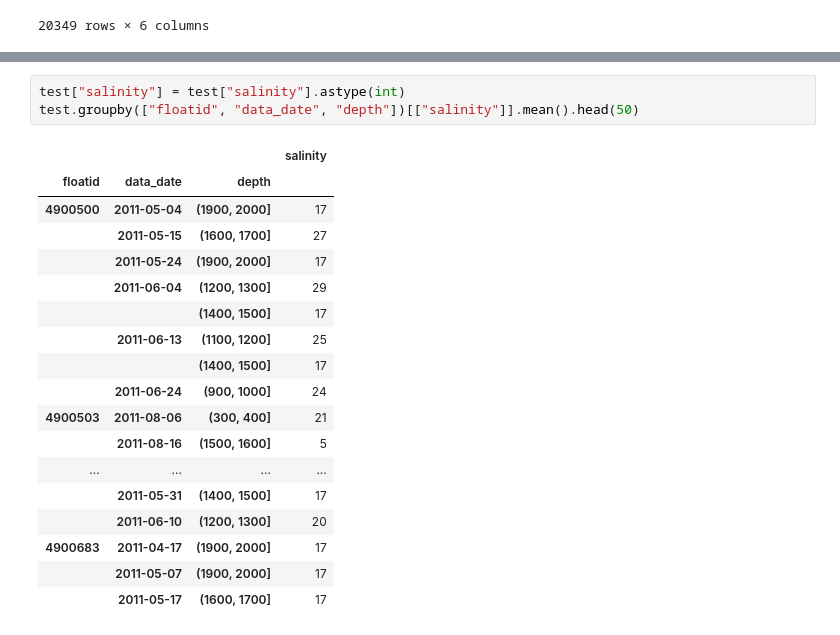
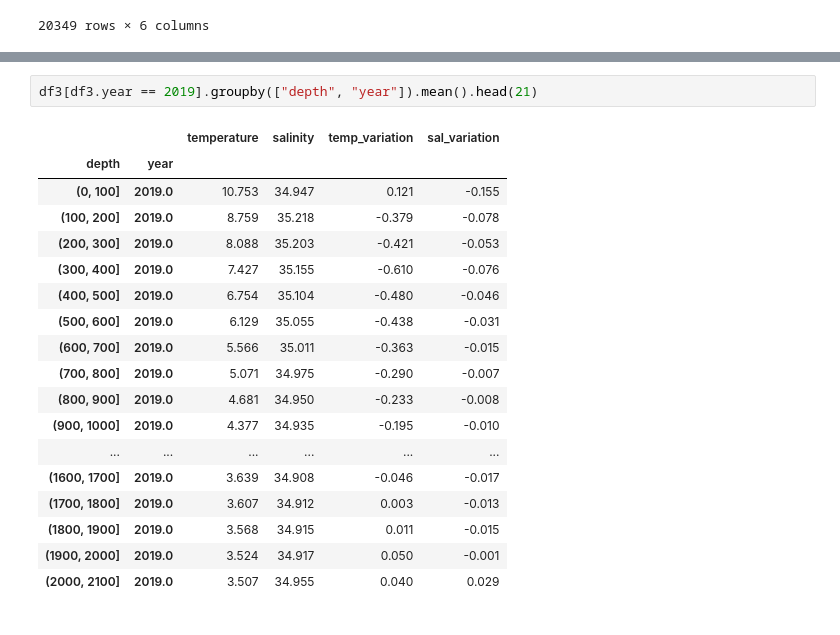
Before and after one commit to minsun-ss/argo_ocean_data_analysis, a Jupyter notebook: notebooks/Temp and salinity variation.ipynb, the cells around one changed output, grey strips where cells are left out. Saved outputs shown, nothing was run; the diff lists cells and outputs as text.

```diff
--- a/notebooks/Temp and salinity variation.ipynb
+++ b/notebooks/Temp and salinity variation.ipynb
@@ -265,22 +166,21 @@ db.run_query(query)
-# %%
-test["salinity"] = test["salinity"].astype(int)
-test.groupby(["floatid", "data_date", "depth"])[["salinity"]].mean().head(50)
-# %% [output]
-|  |  |  | salinity |
-| floatid | data_date | depth |  |
-| 4900500 | 2011-05-04 | (1900, 2000] | 17 |
-|  | 2011-05-15 | (1600, 1700] | 27 |
-|  | 2011-05-24 | (1900, 2000] | 17 |
-|  | 2011-06-04 | (1200, 1300] | 29 |
-|  |  | (1400, 1500] | 17 |
-|  | 2011-06-13 | (1100, 1200] | 25 |
-|  |  | (1400, 1500] | 17 |
-|  | 2011-06-24 | (900, 1000] | 24 |
-| 4900503 | 2011-08-06 | (300, 400] | 21 |
-|  | 2011-08-16 | (1500, 1600] | 5 |
-| ... | ... | ... | ... |
-|  | 2011-05-31 | (1400, 1500] | 17 |
-|  | 2011-06-10 | (1200, 1300] | 20 |
-| 4900683 | 2011-04-17 | (1900, 2000] | 17 |
-|  | 2011-05-07 | (1900, 2000] | 17 |
-|  | 2011-05-17 | (1600, 1700] | 17 |
+# %%
+df3[df3.year == 2019].groupby(["depth", "year"]).mean().head(21)
+# %% [output]
+|  |  | temperature | salinity | temp_variation | sal_variation |
+| depth | year |  |  |  |  |
+| (0, 100] | 2019.0 | 10.753 | 34.947 | 0.121 | -0.155 |
+| (100, 200] | 2019.0 | 8.759 | 35.218 | -0.379 | -0.078 |
+| (200, 300] | 2019.0 | 8.088 | 35.203 | -0.421 | -0.053 |
+| (300, 400] | 2019.0 | 7.427 | 35.155 | -0.610 | -0.076 |
+| (400, 500] | 2019.0 | 6.754 | 35.104 | -0.480 | -0.046 |
+| (500, 600] | 2019.0 | 6.129 | 35.055 | -0.438 | -0.031 |
+| (600, 700] | 2019.0 | 5.566 | 35.011 | -0.363 | -0.015 |
+| (700, 800] | 2019.0 | 5.071 | 34.975 | -0.290 | -0.007 |
+| (800, 900] | 2019.0 | 4.681 | 34.950 | -0.233 | -0.008 |
+| (900, 1000] | 2019.0 | 4.377 | 34.935 | -0.195 | -0.010 |
+| ... | ... | ... | ... | ... | ... |
+| (1600, 1700] | 2019.0 | 3.639 | 34.908 | -0.046 | -0.017 |
+| (1700, 1800] | 2019.0 | 3.607 | 34.912 | 0.003 | -0.013 |
+| (1800, 1900] | 2019.0 | 3.568 | 34.915 | 0.011 | -0.015 |
+| (1900, 2000] | 2019.0 | 3.524 | 34.917 | 0.050 | -0.001 |
+| (2000, 2100] | 2019.0 | 3.507 | 34.955 | 0.040 | 0.029 |
```
Also changed, not shown: parts of 12 cells of this notebook.
